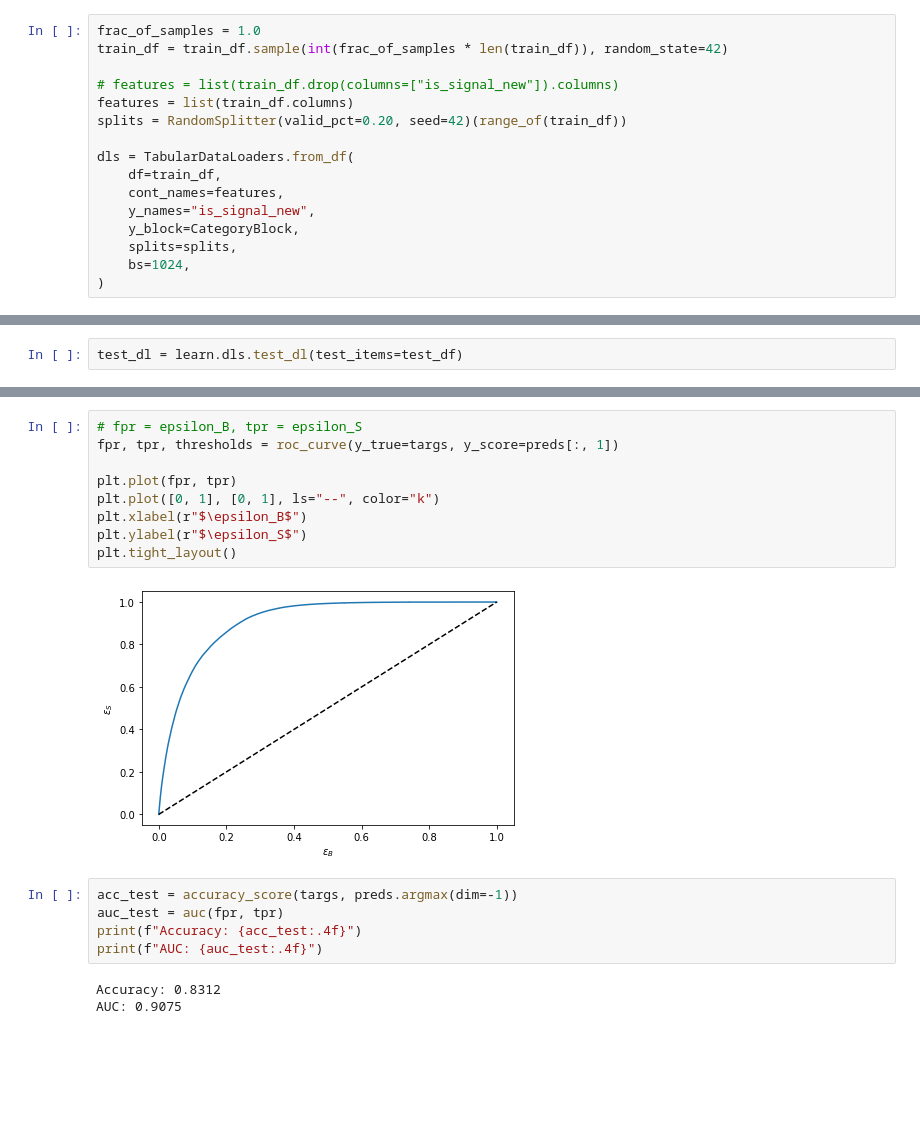
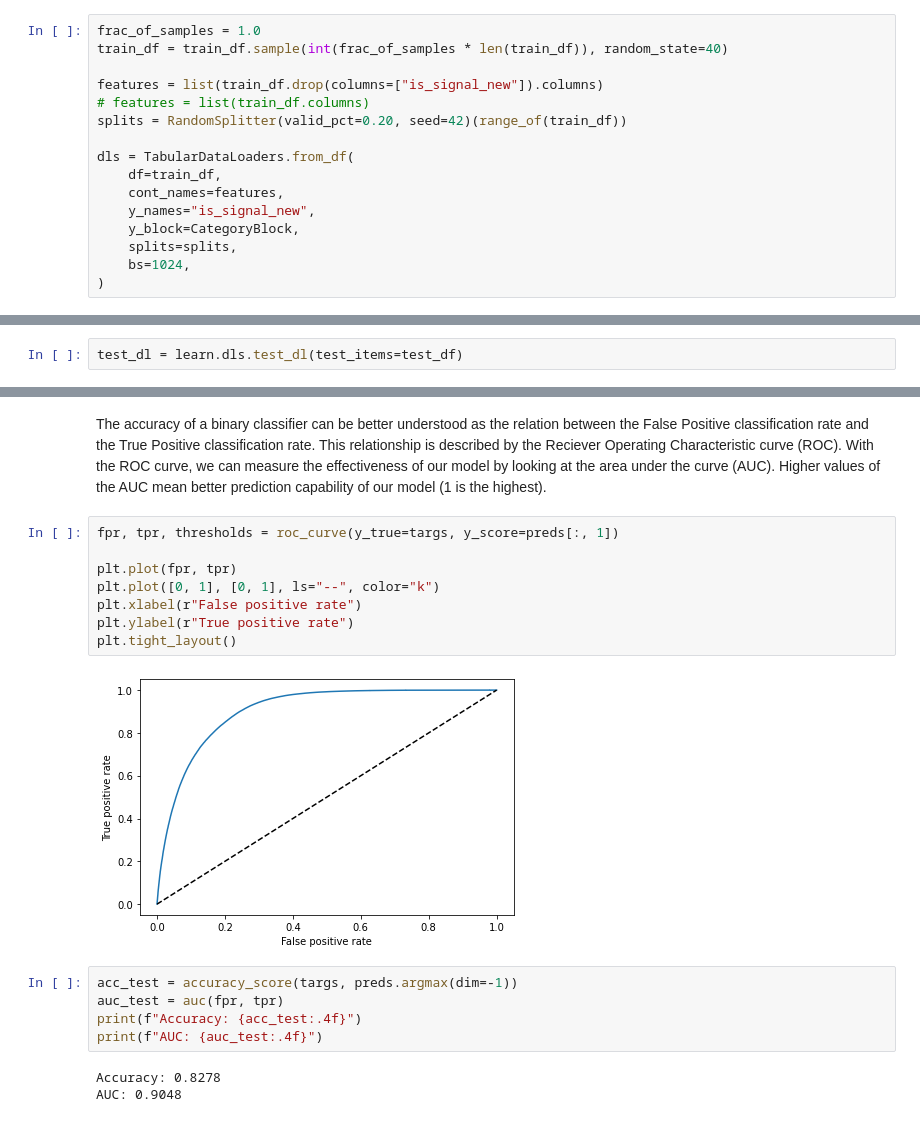
Before and after one commit to PhysData/course, a Jupyter notebook: docs/notebooks/tabular_dnn.ipynb, the cells around one changed output, grey strips where cells are left out. Drawn from its saved outputs; the diff is of its cells as text; blank space fills up the shorter version.

```diff
--- a/docs/notebooks/tabular_dnn.ipynb
+++ b/docs/notebooks/tabular_dnn.ipynb
@@ -87,10 +97,10 @@ In the next cell, we're going to use a `DataLoader` to load our dataset to the f
 In essence, our model is going to receive "batches" of training data that have just the right size so that they can fit into our computer memory. It wouldn't make sense to pass the entire dataset to our model all at once, simply because the dataset might be too large. By creating batches, we can take advantage of parallel processing units (such as those in GPUs) as well as shuffle our data around so that the model needs to learn from sparse samples at each given iteration.
 # %%
 frac_of_samples = 1.0
-train_df = train_df.sample(int(frac_of_samples * len(train_df)), random_state=42)
+train_df = train_df.sample(int(frac_of_samples * len(train_df)), random_state=40)
 
-# features = list(train_df.drop(columns=["is_signal_new"]).columns)
-features = list(train_df.columns)
+features = list(train_df.drop(columns=["is_signal_new"]).columns)
+# features = list(train_df.columns)
 splits = RandomSplitter(valid_pct=0.20, seed=42)(range_of(train_df))
 
 dls = TabularDataLoaders.from_df(
@@ -192,20 +211,21 @@ plt.show()
+# %% [markdown]
+The accuracy of a binary classifier can be better understood as the relation between the False Positive classification rate and the True Positive classification rate. This relationship is described by the Reciever Operating Characteristic curve (ROC). With the ROC curve, we can measure the effectiveness of our model by looking at the area under the curve (AUC). Higher values of the AUC mean better prediction capability of our model (1 is the highest).
 # %%
-# fpr = epsilon_B, tpr = epsilon_S
 fpr, tpr, thresholds = roc_curve(y_true=targs, y_score=preds[:, 1])
 
 plt.plot(fpr, tpr)
 plt.plot([0, 1], [0, 1], ls="--", color="k")
-plt.xlabel(r"$\epsilon_B$")
-plt.ylabel(r"$\epsilon_S$")
+plt.xlabel(r"False positive rate")
+plt.ylabel(r"True positive rate")
 plt.tight_layout()
 # %% [output]
-[figure, old version]
+[figure, new version]
 # %%
 acc_test = accuracy_score(targs, preds.argmax(dim=-1))
 auc_test = auc(fpr, tpr)
 print(f"Accuracy: {acc_test:.4f}")
 print(f"AUC: {auc_test:.4f}")
 # %% [output]
-Accuracy: 0.8312
-AUC: 0.9075
+Accuracy: 0.8278
+AUC: 0.9048
 # %% [markdown]
```
Also changed, not shown: parts of 20 cells of this notebook, 1 other file.
